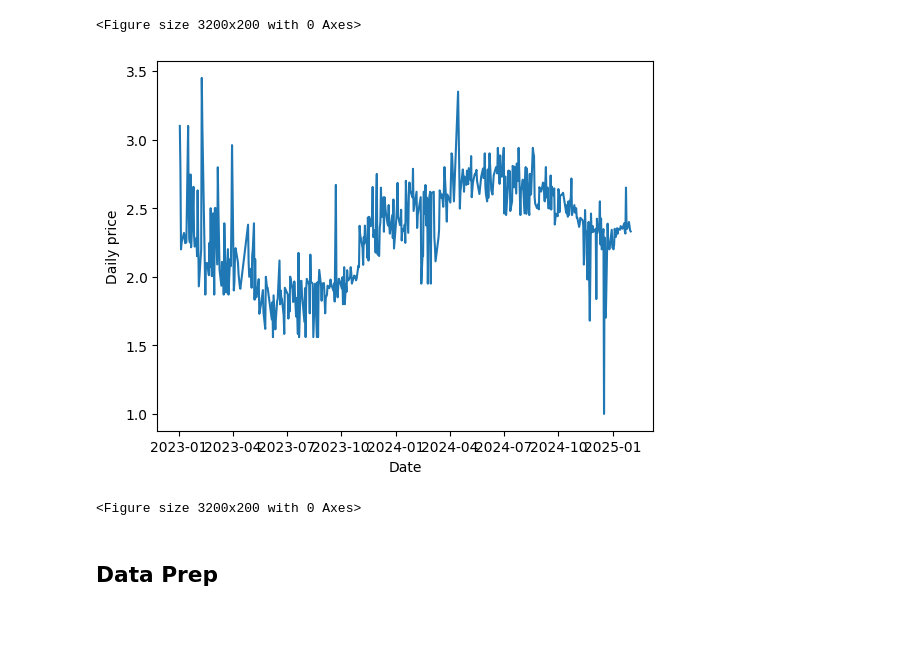
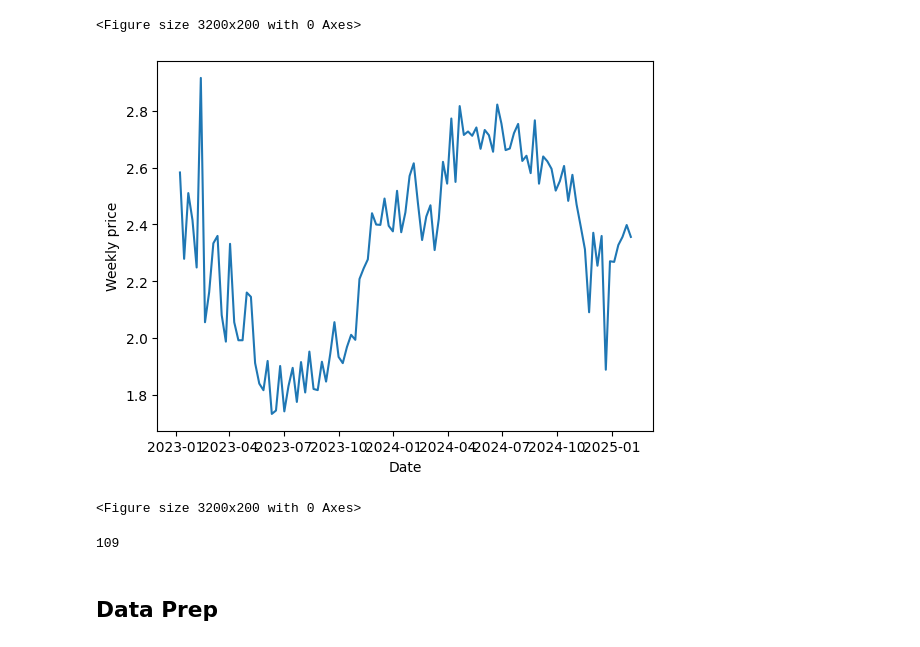
Before and after one commit to suhaodatascichem/Methionine-price, a Jupyter notebook: Methionine_price_weekly.ipynb, the cells around one changed output. Drawn from its saved outputs; the diff is of its cells as text; code cells hidden in the pictures.

```diff
--- a/Methionine_price_weekly.ipynb
+++ b/Methionine_price_weekly.ipynb
@@ -71,9 +69,12 @@ df = df_raw
 # %%
-plt.plot(df['Date'], df["Price"])
+df_weekly = df_raw.resample('W', on='Date').mean().reset_index()
+# foward fill missing values
+df_weekly = df_weekly.ffill()
+plt.plot(df_weekly['Date'], df_weekly['Price'])
 plt.xlabel("Date")
-plt.ylabel("Daily price")
+plt.ylabel("Weekly price")
 plt.figure(figsize=(32,2))
 plt.show()
 # %% [output]
-[figure, old version]
+[figure, new version]
 <Figure size 3200x200 with 0 Axes>
@@ -80,3 +83,8 @@ plt.show()
+# %%
+# count rows
+len(df)
+# %% [output]
+109
 # %%
 # min-max nomalization
 from sklearn.preprocessing import MinMaxScaler
```
Also changed, not shown: parts of 22 cells of this notebook.
